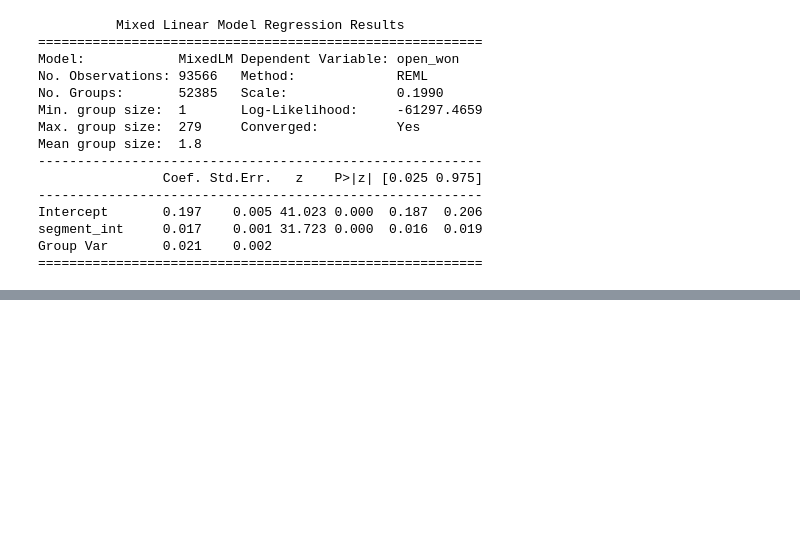
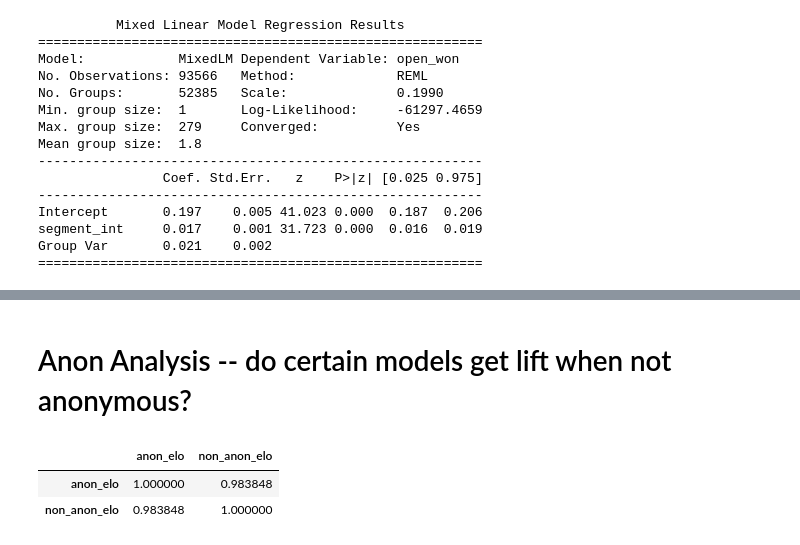
Before and after one commit to josh-ashkinaze/cbot, a Jupyter notebook: bootstrap_analysis.ipynb, the cells around one changed output, grey strips where cells are left out. Cells and saved outputs as stored; diff of their text form; code cells hidden in the pictures; blank space fills up the shorter version.

Commit message:
headline figs and anon

```diff
--- a/bootstrap_analysis.ipynb
+++ b/bootstrap_analysis.ipynb
@@ -463,0 +514,15 @@ Group Var       0.021    0.002
+# %% [markdown]
+# Anon Analysis -- do certain models get lift when not anonymous?
+# %%
+df2 = pd.read_json("clean_battle_20240313.json", dtype={'tstamp':'object'})
+meta_df = pd.read_csv("model_names_annot.csv")
+
+
+# We need to merge meta_df on model_a and model_b
+for col in meta_df.columns:
+    meta_df[col] = meta_df[col].apply(lambda x: x.strip())
+    meta_df[f"a_{col}"] = meta_df[col]
+    meta_df[f"b_{col}"] = meta_df[col]
+
+df2 = pd.merge(df2, meta_df[['a_short_name', 'a_open_or_closed', "a_long_name"]], left_on=['model_a'], right_on=['a_long_name'])
+df2 = pd.merge(df2, meta_df[['b_short_name', 'b_open_or_closed', "b_long_name"]], left_on=['model_b'], right_on=['b_long_name'])
@@ -463,0 +575,13 @@ Group Var       0.021    0.002
+# %%
+fe['count'] = fe.groupby(by=['model'])['model'].transform('count')
+fe = fe.query("count==2")
+# %%
+pivot_df = fe.pivot_table(index='model', columns='anon', values='elo')
+pivot_df.columns = ['anon_elo', 'non_anon_elo']
+pivot_df = pivot_df.reset_index()
+# %%
+pivot_df[['anon_elo', 'non_anon_elo']].corr()
+# %% [output]
+|  | anon_elo | non_anon_elo |
+| anon_elo | 1.000000 | 0.983848 |
+| non_anon_elo | 0.983848 | 1.000000 |
```
Also changed, not shown: parts of 5 cells of this notebook.
